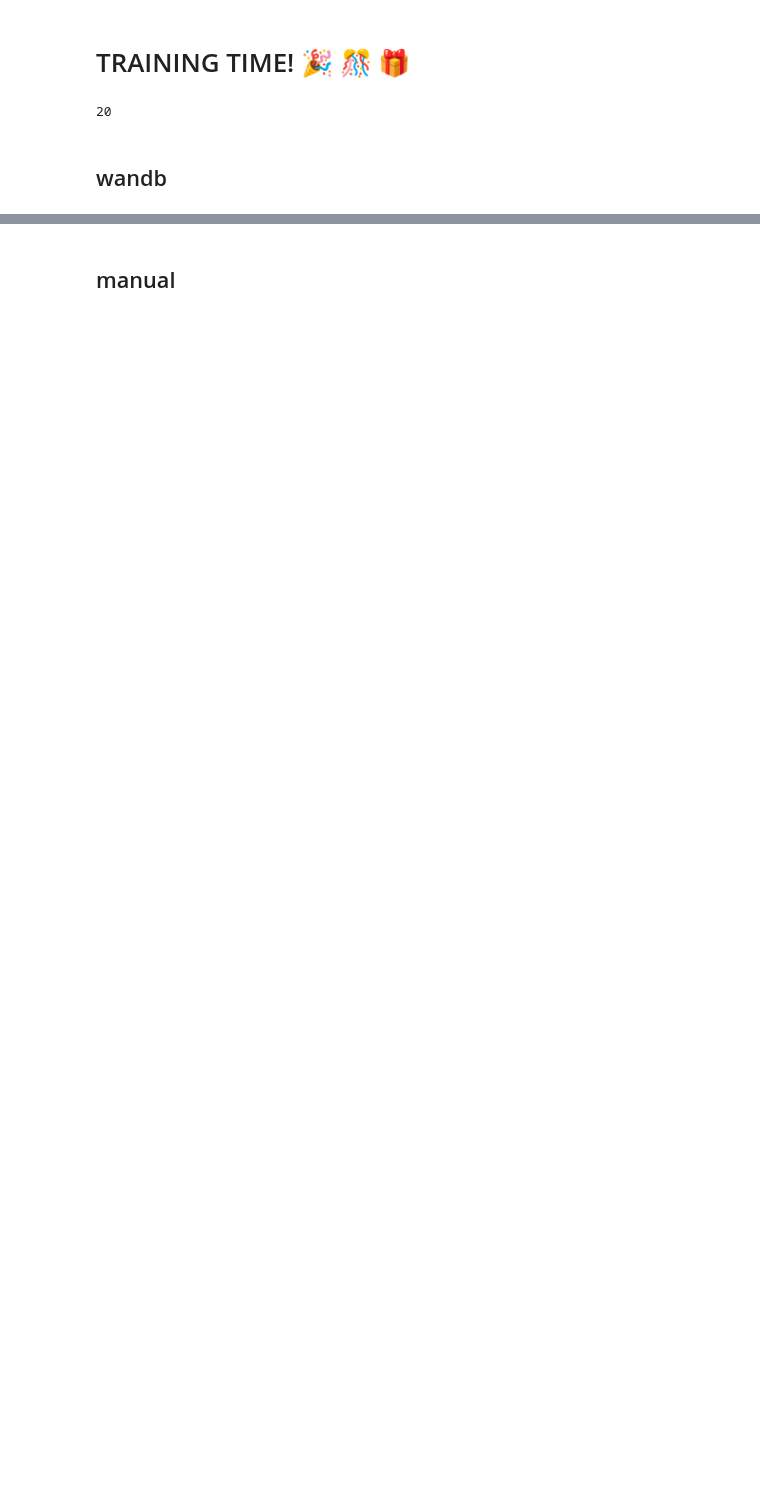
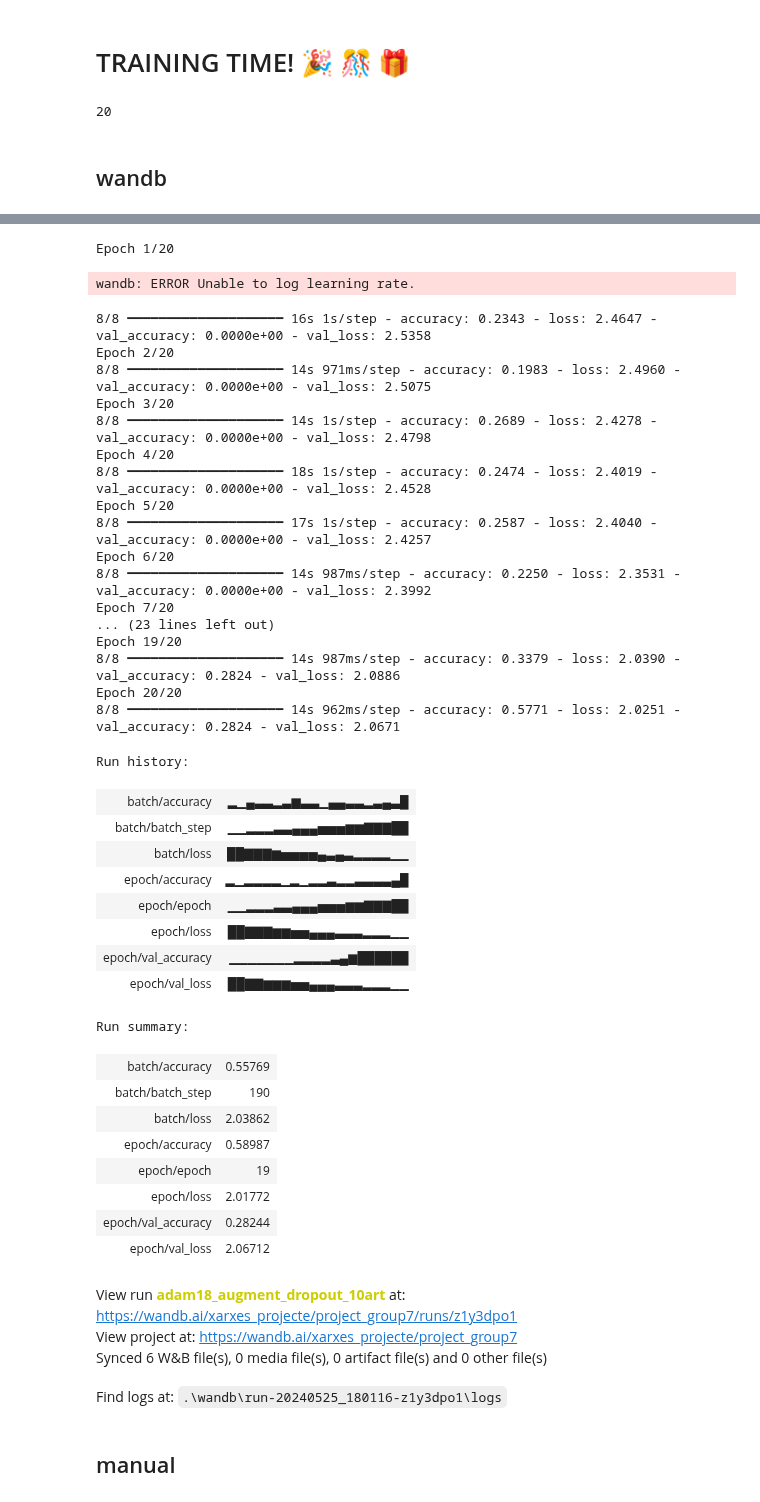
Before and after one commit to DCC-UAB/XNAPproject-grup07, a Jupyter notebook: our_code/base_code.ipynb, the cells around one changed output, grey strips where cells are left out. Drawn from its saved outputs; the diff is of its cells as text; code cells hidden in the pictures; blank space fills up the shorter version.

```diff
--- a/our_code/base_code.ipynb
+++ b/our_code/base_code.ipynb
@@ -98,7 +87,7 @@ Image.MAX_IMAGE_PIXELS = None
 
 # mercè
 DATA_DIR = r"C:\Users\Mercè\Documents\UAB\XN\Projecte\input"
-TRAIN_1_DIR = r"C:\Users\Mercè\Documents\UAB\XN\Projecte\input\train_10_artists\train_10_artists_1"
+TRAIN_1_DIR = r"C:\Users\Mercè\Documents\UAB\XN\Projecte\input\train_10_selected_artists\train_10_selected_artists"
 TEST_DIR = r"C:\Users\Mercè\Documents\UAB\XN\Projecte\input\test\test"
 
 TRAIN_DIRS = [TRAIN_1_DIR]
@@ -247,0 +343,9 @@ model_adam.compile(
+# %%
+# model ResNet18
+model_adam18.compile(
+  optimizer='adam', # lots of people reccommend Adam optimizer
+  loss='categorical_crossentropy', # aka "log loss" -- the cost function to minimize
+  # so 'optimizer' algorithm will minimize 'loss' function
+  metrics=['accuracy'] # ask it to report % of correct predictions
+)
+model_adam18.summary()
@@ -419,0 +541,8 @@ run.finish()
+# %%
+# import random
+# Start a run, tracking hyperparameters
+run = wandb.init(
+    # set the wandb project where this run will be logged
+    project="project_group7",
+    name = "adam18_augment_dropout_10art"
+)
@@ -420,2 +555,55 @@ run.finish()
+# %%
+histories_adam = model_adam18.fit(
+    x=train_gens[0],
+    epochs=MAX_EPOCHS,
+    batch_size=BATCH_SIZE,
+    validation_data=valid_gens[0],
+    callbacks=[
+        WandbMetricsLogger(log_freq=10)
+    ],
+)
+run.finish()
+# %% [output]
+Epoch 1/20
+wandb: ERROR Unable to log learning rate.
+8/8 ━━━━━━━━━━━━━━━━━━━━ 16s 1s/step - accuracy: 0.2343 - loss: 2.4647 - val_accuracy: 0.0000e+00 - val_loss: 2.5358
+Epoch 2/20
+8/8 ━━━━━━━━━━━━━━━━━━━━ 14s 971ms/step - accuracy: 0.1983 - loss: 2.4960 - val_accuracy: 0.0000e+00 - val_loss: 2.5075
+Epoch 3/20
+8/8 ━━━━━━━━━━━━━━━━━━━━ 14s 1s/step - accuracy: 0.2689 - loss: 2.4278 - val_accuracy: 0.0000e+00 - val_loss: 2.4798
+Epoch 4/20
+8/8 ━━━━━━━━━━━━━━━━━━━━ 18s 1s/step - accuracy: 0.2474 - loss: 2.4019 - val_accuracy: 0.0000e+00 - val_loss: 2.4528
+Epoch 5/20
+8/8 ━━━━━━━━━━━━━━━━━━━━ 17s 1s/step - accuracy: 0.2587 - loss: 2.4040 - val_accuracy: 0.0000e+00 - val_loss: 2.4257
+Epoch 6/20
+8/8 ━━━━━━━━━━━━━━━━━━━━ 14s 987ms/step - accuracy: 0.2250 - loss: 2.3531 - val_accuracy: 0.0000e+00 - val_loss: 2.3992
+Epoch 7/20
+... (23 lines left out)
+Epoch 19/20
+8/8 ━━━━━━━━━━━━━━━━━━━━ 14s 987ms/step - accuracy: 0.3379 - loss: 2.0390 - val_accuracy: 0.2824 - val_loss: 2.0886
+Epoch 20/20
+8/8 ━━━━━━━━━━━━━━━━━━━━ 14s 962ms/step - accuracy: 0.5771 - loss: 2.0251 - val_accuracy: 0.2824 - val_loss: 2.0671
+Run history:
+| batch/accuracy | ▂▁▄▃▃▂▃▆▃▃▁▄▄▃▃▂▃▄▃█ |
+| batch/batch_step | ▁▁▂▂▂▃▃▄▄▄▅▅▅▆▆▇▇▇██ |
+| batch/loss | ██▇▇▇▆▅▅▅▅▄▃▄▃▂▂▂▂▁▁ |
+| epoch/accuracy | ▂▁▂▂▂▂▁▂▁▂▂▃▂▂▃▃▃▃▄█ |
+| epoch/epoch | ▁▁▂▂▂▃▃▄▄▄▅▅▅▆▆▇▇▇██ |
+| epoch/loss | ██▇▇▇▆▆▅▅▄▄▄▃▃▃▂▂▂▁▁ |
+| epoch/val_accuracy | ▁▁▁▁▁▁▁▂▂▂▂▃▄▆██████ |
+| epoch/val_loss | ██▇▇▆▆▆▅▅▄▄▄▃▃▃▂▂▂▁▁ |
+Run summary:
+| batch/accuracy | 0.55769 |
+| batch/batch_step | 190 |
+| batch/loss | 2.03862 |
+| epoch/accuracy | 0.58987 |
+| epoch/epoch | 19 |
+| epoch/loss | 2.01772 |
+| epoch/val_accuracy | 0.28244 |
+| epoch/val_loss | 2.06712 |
+View run adam18_augment_dropout_10art at: https://wandb.ai/xarxes_projecte/project_group7/runs/z1y3dpo1
+View project at: https://wandb.ai/xarxes_projecte/project_group7
+Synced 6 W&B file(s), 0 media file(s), 0 artifact file(s) and 0 other file(s)
+Find logs at: .\wandb\run-20240525_180116-z1y3dpo1\logs
 # %% [markdown]
 ## manual
```
Also changed, not shown: parts of 25 cells of this notebook.
